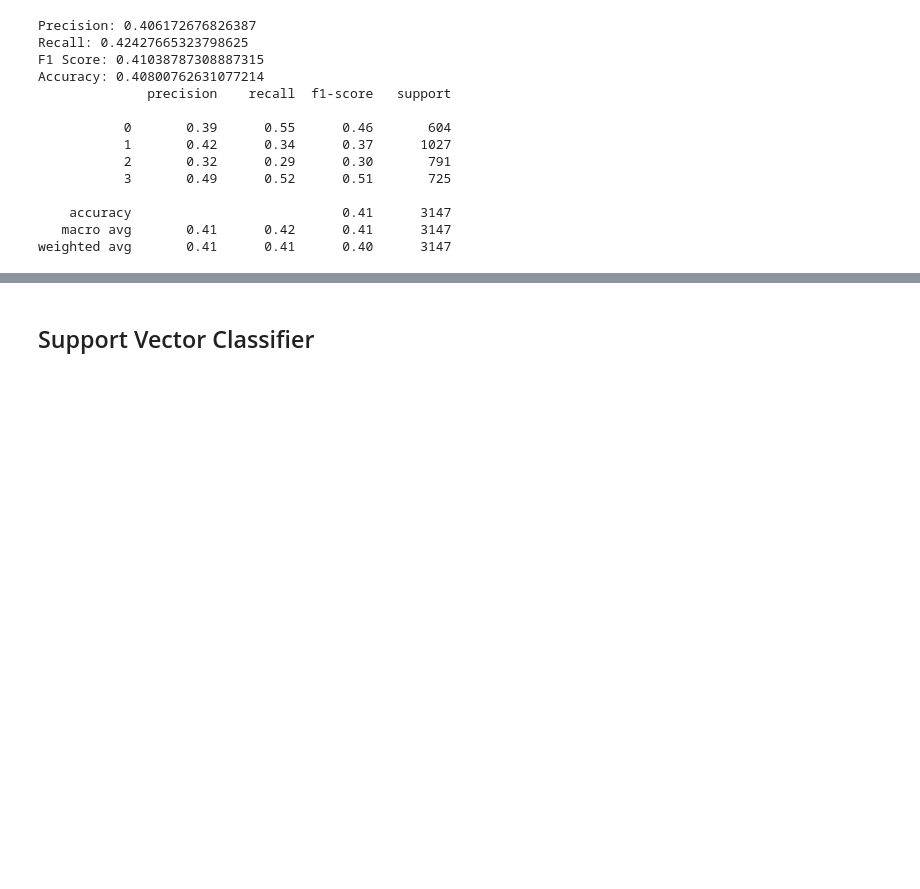
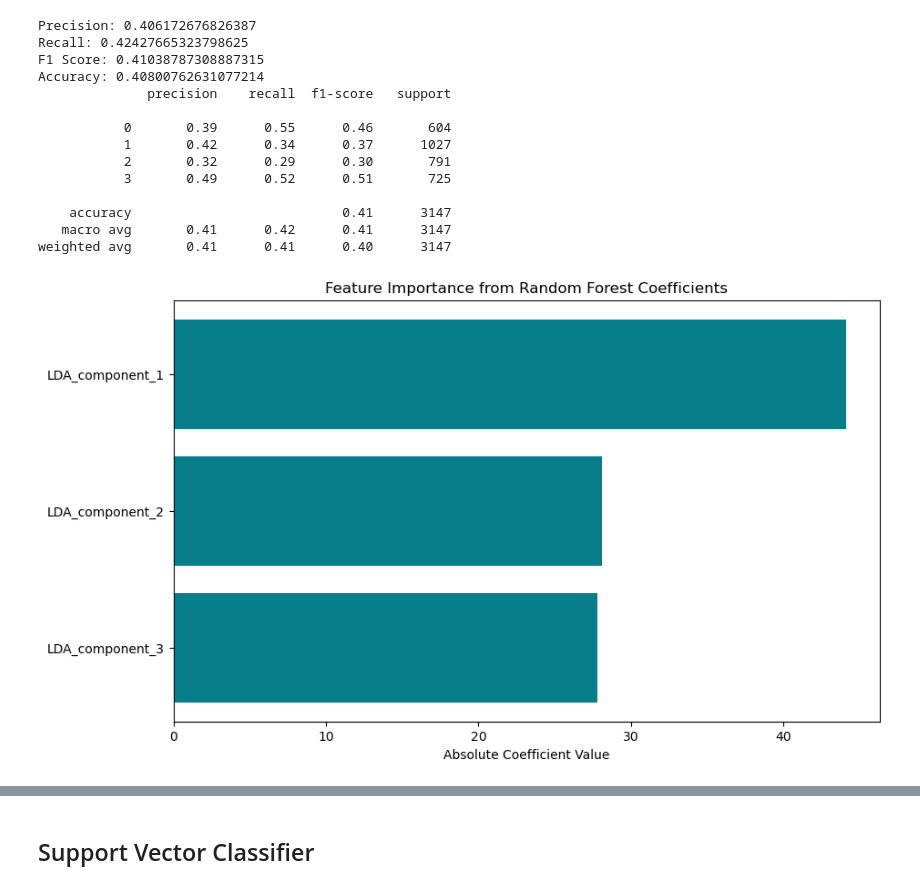
Before and after one commit to BonyGeorge/Project, a Jupyter notebook: main_notebook.ipynb, the cells around one changed output, grey strips where cells are left out. Cells and saved outputs as stored; diff of their text form; code cells hidden in the pictures; blank space fills up the shorter version.

```diff
--- a/main_notebook.ipynb
+++ b/main_notebook.ipynb
@@ -726,3 +777,19 @@ Accuracy: 0.40800762631077214
     accuracy                           0.41      3147
    macro avg       0.41      0.42      0.41      3147
 weighted avg       0.41      0.41      0.40      3147
+# %%
+lda_feature_names = [f"LDA_component_{i+1}" for i in range(len(rf_model_lda.feature_importances_))]
+
+importances = pd.DataFrame({
+    'Feature': lda_feature_names,
+    'Importance': np.abs(rf_model_lda.feature_importances_)  # Use absolute value for importance
+}).sort_values(by='Importance', ascending=False)
+
+plt.figure(figsize=(10, 6))
+plt.barh(importances['Feature'], importances['Importance']*100, color='#087E8B')
+plt.xlabel('Absolute Coefficient Value')
+plt.title('Feature Importance from Random Forest Coefficients')
+plt.gca().invert_yaxis()
+plt.show()
+# %% [output]
+[figure, added]
```
Also changed, not shown: parts of 10 cells of this notebook.
